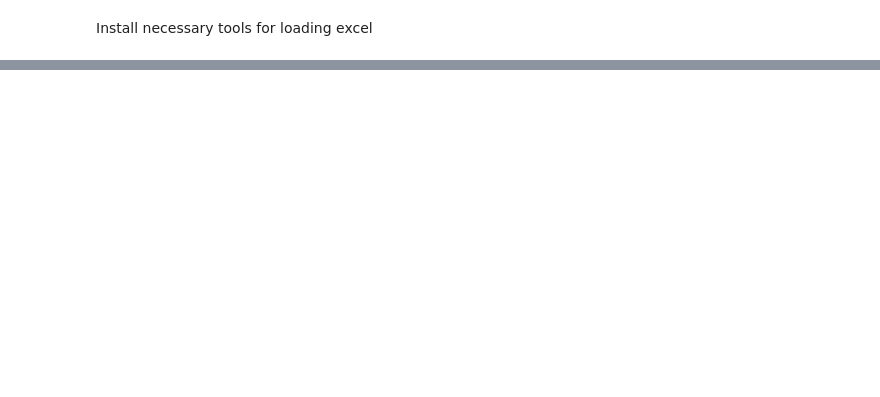
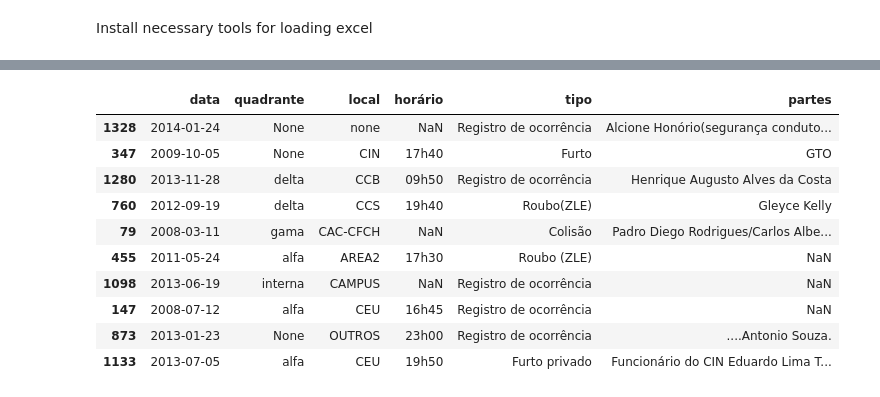
Before and after one commit to pedro00dk/ufpe-security-analysis, a Jupyter notebook: ufpe_sa.ipynb, the cells around one changed output, grey strips where cells are left out. Drawn from its saved outputs; the diff is of its cells as text; code cells hidden in the pictures; blank space fills up the shorter version.

```diff
--- a/ufpe_sa.ipynb
+++ b/ufpe_sa.ipynb
@@ -110,0 +104,62 @@ df.sample(10)
+# %%
+df['quadrante'] = df['quadrante']\
+    .fillna('')\
+    .apply(lambda e: str(e).strip().lower())\
+    .apply(lambda e: 'None' if len(e) <= 1 else e)\
+    .apply(lambda e: 'externa' if 'externa' in e else e)\
+    .apply(lambda e: 'externa' if e.startswith('z') and e.endswith('e') else e)\
+    .apply(lambda e: 'interna' if e.startswith('z') else e)\
+    .apply(lambda e: e[:e.index('/')] if '/' in e else e)
+
+places_rules = [
+    ('CAC-CFCH', re.compile(r'(?ix) cfch | cac | (a|á)rtes | gere | sintuf')),
+    ('CE',       re.compile(r'(?ix) ((^|\s) ce ($|\s)) | col(é|e)gio | aplica | educaç | ((^|\s)cap($|\s))')),
+    ('CCSA',     re.compile(r'(?ix) ccsa | cssa | adu(e?)fpe | economia | lamsa | ((^|\s)de(q|c)($|\s)) | hotel | lac | turism | qu(í|i)mic')),
+    ('CTG',      re.compile(r'(?ix) ctg | oce(o|a)no | museu | fae | eng. | engenh')),
+    ('CCEN',     re.compile(r'(?ix) ccen | dep .* físi | matem')),
+    ('CCB',      re.compile(r'(?ix) ccb')),
+    ('CCS',      re.compile(r'(?ix) ccs | odonto | dermato | medic | fono | histono | farmac | nutri | anato | faci | biot | buco | psico | svo | sa(ú|u)de | antib | nasc')),
+    ('CIN',      re.compile(r'(?ix) cin | inform')),
+    ('AREA2',    re.compile(r'(?ix) ((á|a)rea \s? (2|ii)) | pcu | prefeit | den')),
+    ('RU',       re.compile(r'(?ix) ru | restaurante')),
+    ('NTI',      re.compile(r'(?ix) ((^|\s) nti) | n(ú|u)cleo de tecn')),
+    ('NEDF',     re.compile(r'(?ix) nedf | nefd | dine | nai | fisio | terapi | (educ .* ica) | arqueo | n(ú|u)cleo | quadra')),
+    ('LANSA',    re.compile(r'(?ix) lansa')),
+    ('CECINE',   re.compile(r'(?ix) cecine')),
+    ('FARMACIA', re.compile(r'(?ix) f(á|a)rm(á|a)cia')),
+    ('CEU',      re.compile(r'(?ix) ((^|\s) ceu ($|\s|-)) | masc | femin')),
+    ('DGOS',     re.compile(r'(?ix) dgos')),
+    ('REITORIA', re.compile(r'(?ix) reitoria | proa | caixa | brasi | ((^|\s)nae($|\s|\.)) | proacad')),
+    ('BR101',    re.compile(r'(?ix) (br .* 101?) | sudene | viadut | girad')),
+    ('HC',       re.compile(r'(?ix) hc | hospital | cl(í|i)nicas')),
+    ('ENTRADA',  re.compile(r'(?ix) entrada | sa(í|i)da | editora | (o|ô)nibus | guarita | ((^|\s)cos($|\s))')),
+    ('AVENIDA',  re.compile(r'(?ix) avenida | av\. | ceco(n|m) | conven | central | arqui | reitore | teatr | ((^|\s)bc($|\s))')),
+    ('CONCHA',   re.compile(r'(?ix) concha')),
+    ('COOPER',   re.compile(r'(?ix) cooper')),
+    ('CAST_AGUA',re.compile(r'(?ix) castelo | agua')),
+    ('CASA-ESTD',re.compile(r'(?ix) casa | mist')),
+    ('CLUBE',    re.compile(r'(?ix) clube')),
+    ('LAKE',     re.compile(r'(?ix) lago | lagu | riach | cavouc')),
+    ('CAMPUS',   re.compile(r'(?ix) campus | ufpe')),
+    ('TVU',      re.compile(r'(?ix) tvu | ((^|\s)tv($|\s)) | tv \s u | r(a|á)dio')),
+    ('none',     re.compile(r'(?ix) none')),
+    ('OUTROS',   re.compile(r'(?ix) .*')),
+]
+place_matcher = lambda e: [place for place, rule in places_rules if rule.search(e)][0]
+df['local'] = df['local']\
+    .fillna('None')\
+    .apply(lambda e: str(e).strip().lower())\
+    .apply(place_matcher)
+df.sample(10)
+# %% [output]
+|  | data | quadrante | local | horário | tipo | partes |
+| 1328 | 2014-01-24 | None | none | NaN | Registro de ocorrência | Alcione Honório(segurança conduto... |
+| 347 | 2009-10-05 | None | CIN | 17h40 | Furto | GTO |
+| 1280 | 2013-11-28 | delta | CCB | 09h50 | Registro de ocorrência | Henrique Augusto Alves da Costa |
+| 760 | 2012-09-19 | delta | CCS | 19h40 | Roubo(ZLE) | Gleyce Kelly |
+| 79 | 2008-03-11 | gama | CAC-CFCH | NaN | Colisão | Padro Diego Rodrigues/Carlos Albe... |
+| 455 | 2011-05-24 | alfa | AREA2 | 17h30 | Roubo (ZLE) | NaN |
+| 1098 | 2013-06-19 | interna | CAMPUS | NaN | Registro de ocorrência | NaN |
+| 147 | 2008-07-12 | alfa | CEU | 16h45 | Registro de ocorrência | NaN |
+| 873 | 2013-01-23 | None | OUTROS | 23h00 | Registro de ocorrência | ....Antonio Souza. |
+| 1133 | 2013-07-05 | alfa | CEU | 19h50 | Furto privado | Funcionário do CIN Eduardo Lima T... |
```
Also changed, not shown: parts of 5 cells of this notebook.
